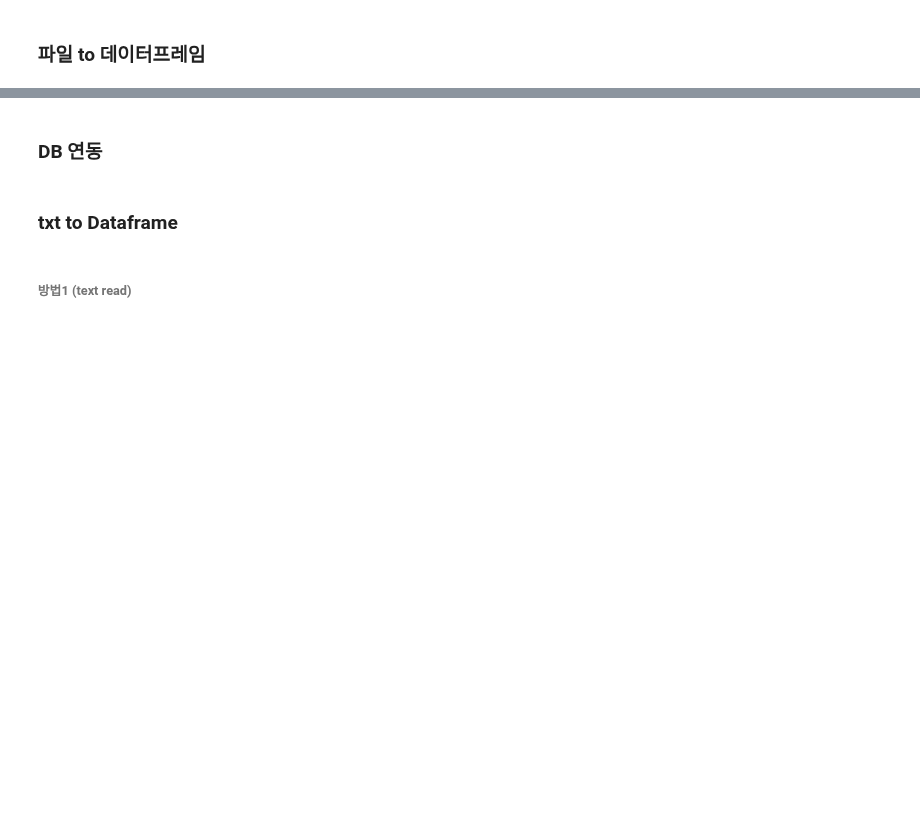
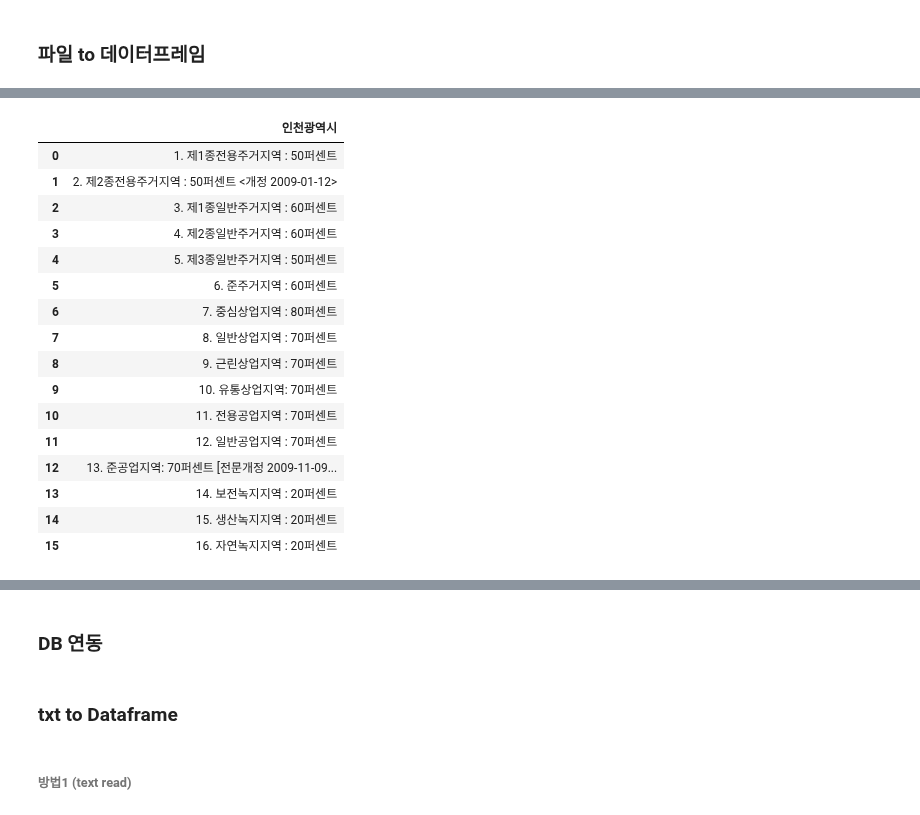
Before and after one commit to UL-DA/pythonProject, a Jupyter notebook: 자치법규정보시스템/[TEST] 자치법규 정보 시스템 (용적률,건폐율)_test.ipynb, the cells around one changed output, grey strips where cells are left out. Saved outputs shown, nothing was run; the diff lists cells and outputs as text; code cells hidden in the pictures; blank space fills up the shorter version.

```diff
--- a/자치법규정보시스템/[TEST] 자치법규 정보 시스템 (용적률,건폐율)_test.ipynb
+++ b/자치법규정보시스템/[TEST] 자치법규 정보 시스템 (용적률,건폐율)_test.ipynb
@@ -326,3 +301,0 @@ Name: 인천광역시, dtype: object
-# %%
-df_bc_final = pd.DataFrame(data = data, index = [col_name], columns = [columns])
-df_bc_final
@@ -354,0 +389,37 @@ df_buildingCoverage
+# %%
+file_name = 'C:\\Users\duPar\Downloads\인천광역시 도시계획 조례.txt'
+with open(file_name, encoding='utf-8') as f:
+    lines = f.readlines()
+    df = pd.DataFrame(lines, columns=[file_name.split(' ')[0].split('\\')[-1]]).drop_duplicates(keep=False).reset_index(drop=True)
+    col_name = file_name.split(' ')[0].split('\\')[-1] # row
+    df[col_name] = df[col_name].str.replace('\n','')
+# %%
+# 건폐율, 용적률 선택
+idx = df[df[col_name].str.contains('제1종전용주거지역')].index # 전국 공통 용도지역 (16개)
+idx_etc = df[df[col_name].str.contains('보전관리지역')].index # 수도권 이외 지역에만 있는 용도지역 (5개)
+# %%
+# 건폐율, 용적률 데이터프레임 나누기
+df_bc = df.loc[idx[0]:][0:16].reset_index(drop=True) # 건폐율
+df_far = df.loc[idx[1]:][0:16].reset_index(drop=True) # 용적률
+df_bc_etc = df.loc[idx_etc[0]:][0:5].reset_index(drop=True) # 건폐율
+df_far_etc = df.loc[idx_etc[3]:][0:5].reset_index(drop=True) # 용적률
+# %%
+df_bc
+# %% [output]
+|  | 인천광역시 |
+| 0 | 1. 제1종전용주거지역 : 50퍼센트 |
+| 1 | 2. 제2종전용주거지역 : 50퍼센트 <개정 2009-01-12> |
+| 2 | 3. 제1종일반주거지역 : 60퍼센트 |
+| 3 | 4. 제2종일반주거지역 : 60퍼센트 |
+| 4 | 5. 제3종일반주거지역 : 50퍼센트 |
+| 5 | 6. 준주거지역 : 60퍼센트 |
+| 6 | 7. 중심상업지역 : 80퍼센트 |
+| 7 | 8. 일반상업지역 : 70퍼센트 |
+| 8 | 9. 근린상업지역 : 70퍼센트 |
+| 9 | 10. 유통상업지역: 70퍼센트 |
+| 10 | 11. 전용공업지역 : 70퍼센트 |
+| 11 | 12. 일반공업지역 : 70퍼센트 |
+| 12 | 13. 준공업지역: 70퍼센트 [전문개정 2009-11-09... |
+| 13 | 14. 보전녹지지역 : 20퍼센트 |
+| 14 | 15. 생산녹지지역 : 20퍼센트 |
+| 15 | 16. 자연녹지지역 : 20퍼센트 |
```
Also changed, not shown: parts of 33 cells of this notebook.
